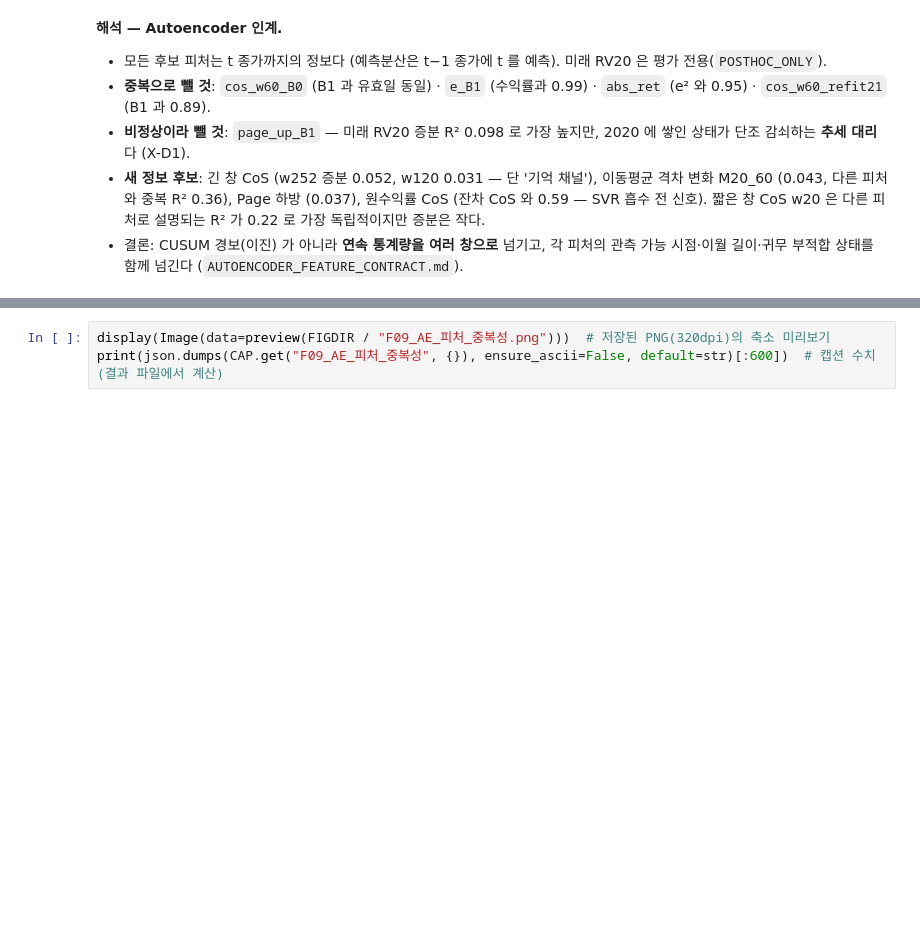
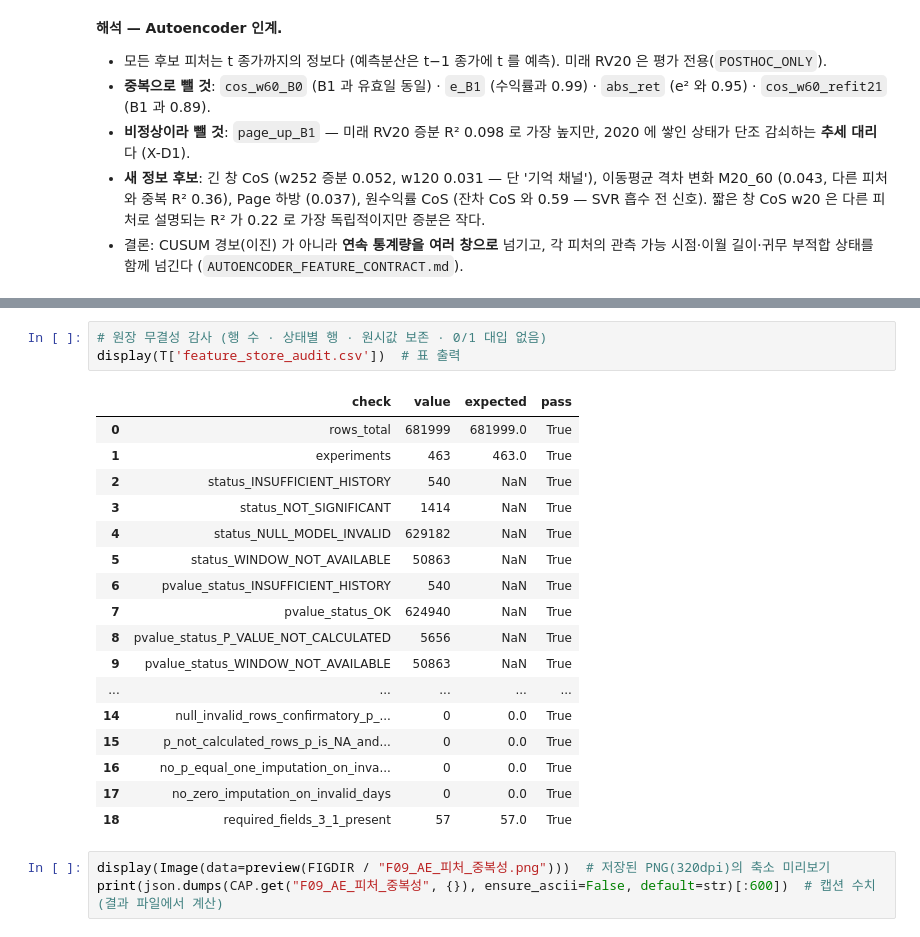
Before and after one commit to nanahyun3/R2H, a Jupyter notebook: notebooks/12_KODEX200_CUSUM_연속성_변화점_SVR통제실험.ipynb, the cells around one changed output, grey strips where cells are left out. Drawn from its saved outputs; the diff is of its cells as text; blank space fills up the shorter version.

```diff
--- a/notebooks/12_KODEX200_CUSUM_연속성_변화점_SVR통제실험.ipynb
+++ b/notebooks/12_KODEX200_CUSUM_연속성_변화점_SVR통제실험.ipynb
@@ -466,3 +493,24 @@ display(T['ae_redundancy.csv'].sort_values('incremental_r2_future_rv20_over_rv20
+# %%
+# 원장 무결성 감사 (행 수 · 상태별 행 · 원시값 보존 · 0/1 대입 없음)
+display(T['feature_store_audit.csv'])  # 표 출력
+# %% [output]
+|  | check | value | expected | pass |
+| 0 | rows_total | 681999 | 681999.0 | True |
+| 1 | experiments | 463 | 463.0 | True |
+| 2 | status_INSUFFICIENT_HISTORY | 540 | NaN | True |
+| 3 | status_NOT_SIGNIFICANT | 1414 | NaN | True |
+| 4 | status_NULL_MODEL_INVALID | 629182 | NaN | True |
+| 5 | status_WINDOW_NOT_AVAILABLE | 50863 | NaN | True |
+| 6 | pvalue_status_INSUFFICIENT_HISTORY | 540 | NaN | True |
+| 7 | pvalue_status_OK | 624940 | NaN | True |
+| 8 | pvalue_status_P_VALUE_NOT_CALCULATED | 5656 | NaN | True |
+| 9 | pvalue_status_WINDOW_NOT_AVAILABLE | 50863 | NaN | True |
+| ... | ... | ... | ... | ... |
+| 14 | null_invalid_rows_confirmatory_p_... | 0 | 0.0 | True |
+| 15 | p_not_calculated_rows_p_is_NA_and... | 0 | 0.0 | True |
+| 16 | no_p_equal_one_imputation_on_inva... | 0 | 0.0 | True |
+| 17 | no_zero_imputation_on_invalid_days | 0 | 0.0 | True |
+| 18 | required_fields_3_1_present | 57 | 57.0 | True |
 # %%
 display(Image(data=preview(FIGDIR / "F09_AE_피처_중복성.png")))  # 저장된 PNG(320dpi)의 축소 미리보기
 print(json.dumps(CAP.get("F09_AE_피처_중복성", {}), ensure_ascii=False, default=str)[:600])  # 캡션 수치 (결과 파일에서 계산)
```
Also changed, not shown: parts of 8 cells of this notebook, 19 other files.
